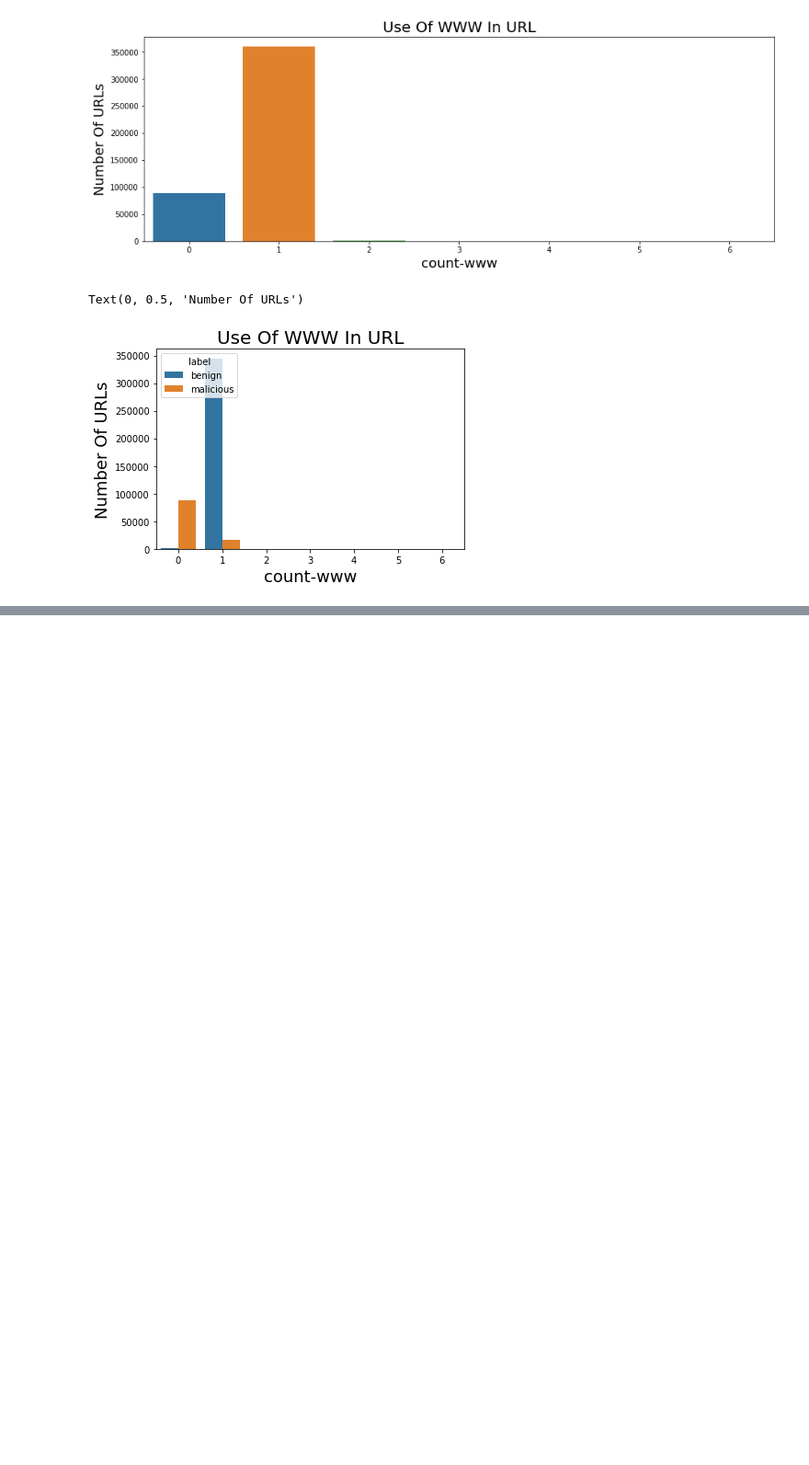
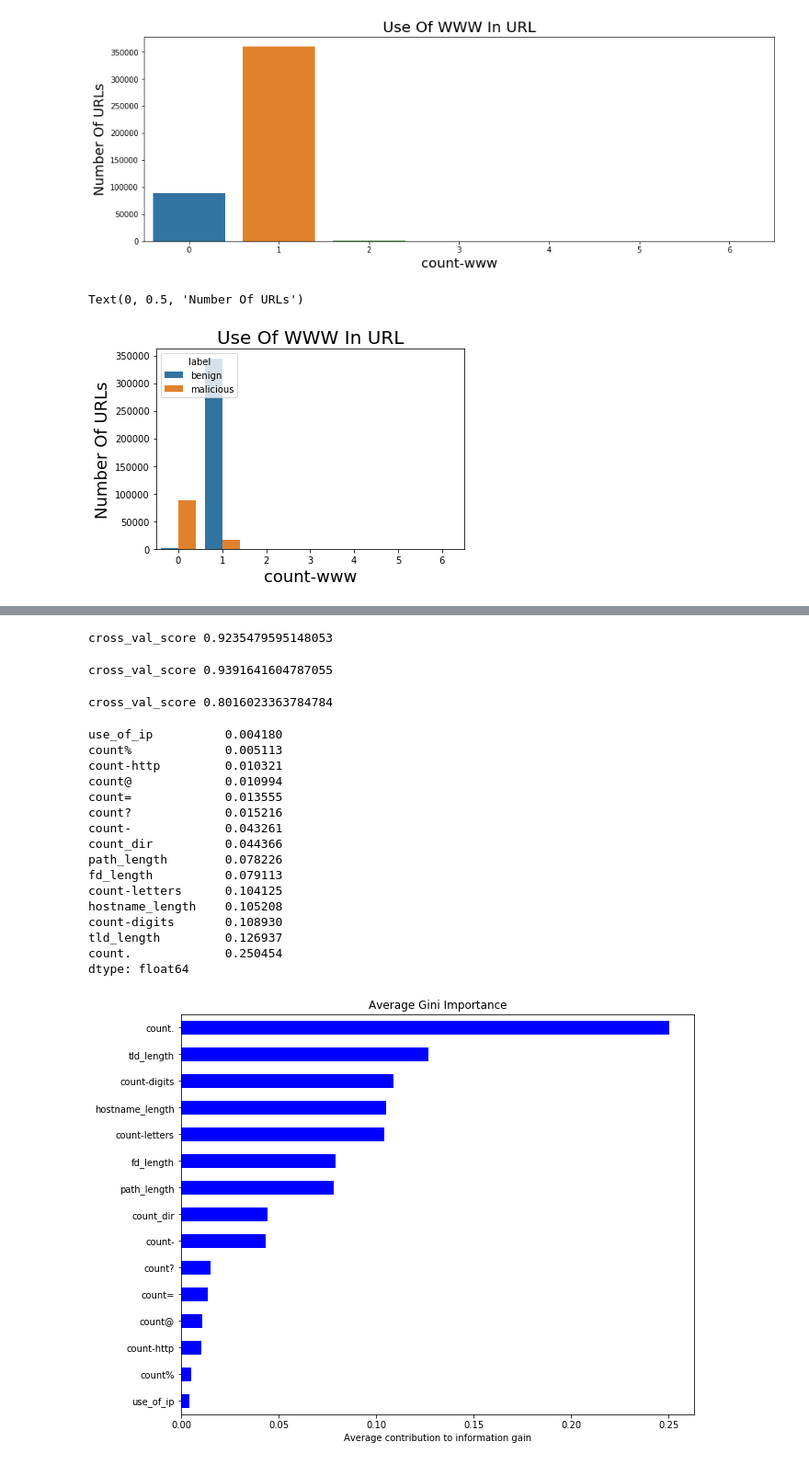
Before and after one commit to plamengj/Detecting-Malicious-URLs, a Jupyter notebook: Detecting_malicious_URLs.ipynb, the cells around one changed output, grey strips where cells are left out. Shown at 92% size. Cells and saved outputs as stored; diff of their text form; code cells hidden in the pictures; blank space fills up the shorter version.

```diff
--- a/Detecting_malicious_URLs.ipynb
+++ b/Detecting_malicious_URLs.ipynb
@@ -342,0 +597,19 @@ Text(0, 0.5, 'Number Of URLs')
+# %%
+#Splitting the data into Training and Testing
+# X=StandardScaler().fit_transform(X)
+# X_train, X_test, y_train, y_test = train_test_split(X, y, train_size=0.3, random_state=42)
+X_train, X_test, y_train, y_test = train_test_split(X, y, train_size=0.3, random_state=42)
+# X_train, X_val, y_train, y_val = train_test_split(X_train, y_train, train_size=0.3, random_state=42)
+X_std=StandardScaler().fit_transform(X_train)
+# %%
+dt_model = DecisionTreeClassifier()
+dt_model.fit(X_train,y_train)
+
+
+dt_predictions = dt_model.predict(X_train)
+print("cross_val_score", cross_val_score(dt_model, X_train, y_train, cv=5).mean()) # to figure out how to get scores
+# print("accuracy", accuracy_score(y_val, dt_predictions))
+# print("precision:", precision_score(y_val, dt_predictions))
+# print("recall:", recall_score(y_val, dt_predictions))
+# %% [output]
+cross_val_score 0.9235479595148053
@@ -342,0 +618,12 @@ Text(0, 0.5, 'Number Of URLs')
+# %%
+#Random Forest
+rfc = RandomForestClassifier()
+rfc.fit(X_train, y_train)
+
+rfc_predictions = rfc.predict(X_train)
+print("cross_val_score", cross_val_score(rfc, X_train, y_train, cv=5).mean())
+# print("accuracy", accuracy_score(y_val, rfc_predictions))
+# print("precision:", precision_score(y_val, rfc_predictions))
+# print("recall:", recall_score(y_val, rfc_predictions))
+# %% [output]
+cross_val_score 0.9391641604787055
@@ -342,0 +632,18 @@ Text(0, 0.5, 'Number Of URLs')
+# %%
+#Logistic Regression
+log_model = LogisticRegression(solver='saga', penalty='elasticnet', l1_ratio=0.5, class_weight = {0:3, 1:1})
+#elastic net cv function sci-kit learn (cross-validation)
+#class_weight
+#support vector classifier
+
+# standard scaler
+
+log_model.fit(X_std,y_train)
+
+# log_predictions = log_model.predict(X_val)
+print("cross_val_score", cross_val_score(log_model, X_std, y_train, cv=5).mean())
+# print("accuracy", accuracy_score(y_val, log_predictions))
+# print("precision:", precision_score(y_val, log_predictions))
+# print("recall:", recall_score(y_val, log_predictions))
+# %% [output]
+cross_val_score 0.8016023363784784
@@ -342,0 +652,29 @@ Text(0, 0.5, 'Number Of URLs')
+# %%
+# Plot the feature importance
+feat_scores = pd.Series(rfc.feature_importances_,
+                           index=X.columns)
+feat_scores = feat_scores.sort_values()
+ax = feat_scores.plot(kind='barh',
+                      figsize=(10,8),
+                      color='b')
+ax.set_title('Average Gini Importance')
+ax.set_xlabel('Average contribution to information gain');
+print(feat_scores)
+# %% [output]
+use_of_ip          0.004180
+count%             0.005113
+count-http         0.010321
+count@             0.010994
+count=             0.013555
+count?             0.015216
+count-             0.043261
+count_dir          0.044366
+path_length        0.078226
+fd_length          0.079113
+count-letters      0.104125
+hostname_length    0.105208
+count-digits       0.108930
+tld_length         0.126937
+count.             0.250454
+dtype: float64
+[figure, added]
```
Also changed, not shown: parts of 26 cells of this notebook.
